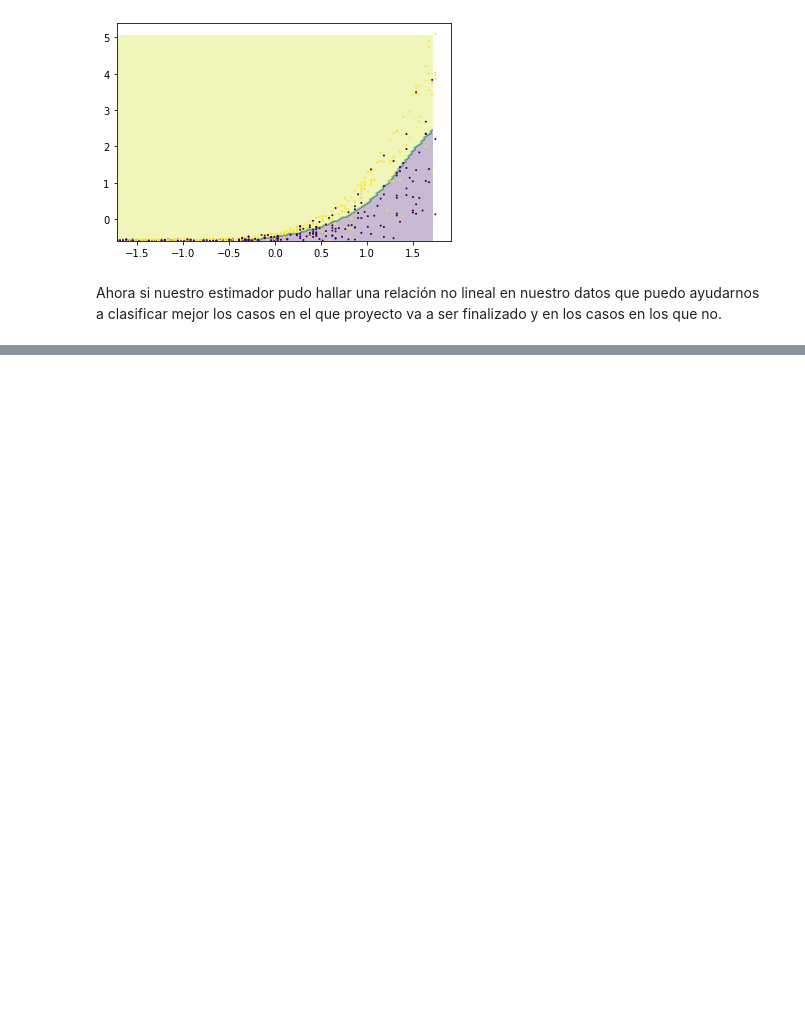
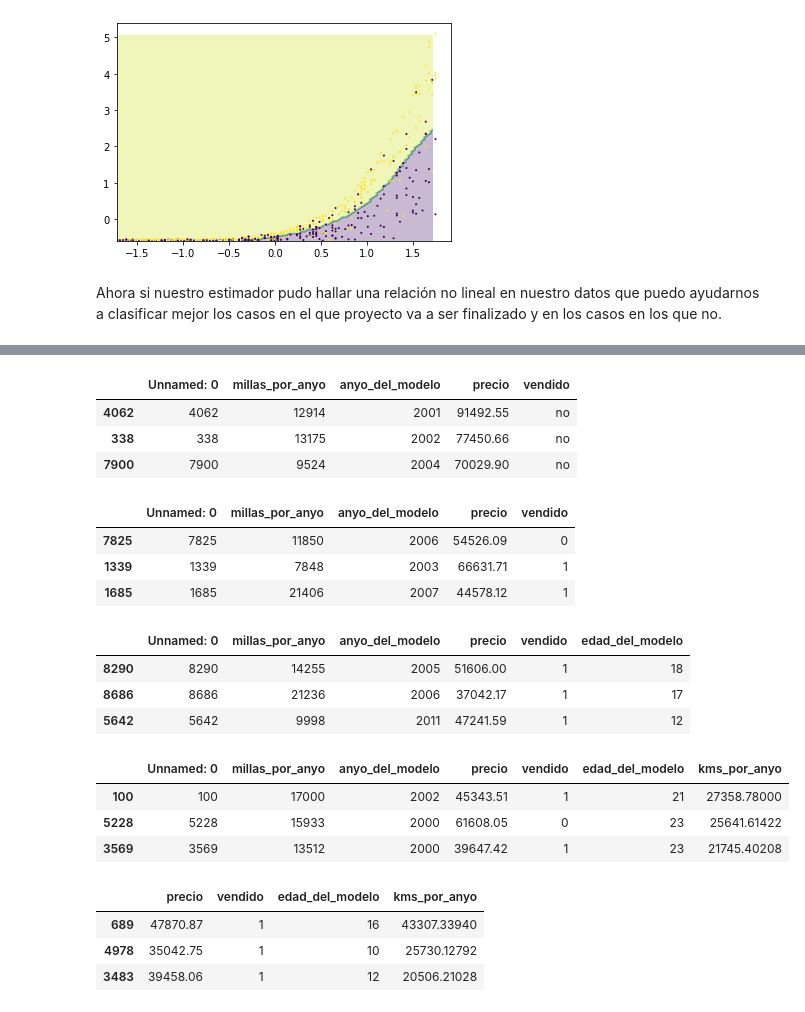
Before and after one commit to exequiel-farias/sklearn, a Jupyter notebook: ML_clasificacion_con_SKLearn.ipynb, the cells around one changed output, grey strips where cells are left out. Drawn from its saved outputs; the diff is of its cells as text; code cells hidden in the pictures; blank space fills up the shorter version.

```diff
--- a/ML_clasificacion_con_SKLearn.ipynb
+++ b/ML_clasificacion_con_SKLearn.ipynb
@@ -448,0 +463,55 @@ Ahora si nuestro estimador pudo hallar una relación no lineal en nuestro datos
+# %%
+mapa = {
+    'mileage_per_year': 'millas_por_anyo',
+    'model_year': 'anyo_del_modelo',
+    'price': 'precio',
+    'sold': 'vendido'
+}
+
+datos = datos.rename(columns = mapa)
+datos.sample(3)
+# %% [output]
+|  | Unnamed: 0 | millas_por_anyo | anyo_del_modelo | precio | vendido |
+| 4062 | 4062 | 12914 | 2001 | 91492.55 | no |
+| 338 | 338 | 13175 | 2002 | 77450.66 | no |
+| 7900 | 7900 | 9524 | 2004 | 70029.90 | no |
+# %%
+cambio = {
+    'no': 0,
+    'yes': 1
+}
+
+datos.vendido = datos.vendido.map(cambio)
+datos.sample(3)
+# %% [output]
+|  | Unnamed: 0 | millas_por_anyo | anyo_del_modelo | precio | vendido |
+| 7825 | 7825 | 11850 | 2006 | 54526.09 | 0 |
+| 1339 | 1339 | 7848 | 2003 | 66631.71 | 1 |
+| 1685 | 1685 | 21406 | 2007 | 44578.12 | 1 |
+# %%
+#Como nos interesa más la edad del auto que el año del modelo
+from datetime import datetime
+anyo_actual = datetime.today().year
+datos['edad_del_modelo'] = anyo_actual - datos.anyo_del_modelo
+datos.sample(3)
+# %% [output]
+|  | Unnamed: 0 | millas_por_anyo | anyo_del_modelo | precio | vendido | edad_del_modelo |
+| 8290 | 8290 | 14255 | 2005 | 51606.00 | 1 | 18 |
+| 8686 | 8686 | 21236 | 2006 | 37042.17 | 1 | 17 |
+| 5642 | 5642 | 9998 | 2011 | 47241.59 | 1 | 12 |
+# %%
+datos['kms_por_anyo'] = datos.millas_por_anyo * 1.60934
+datos.sample(3)
+# %% [output]
+|  | Unnamed: 0 | millas_por_anyo | anyo_del_modelo | precio | vendido | edad_del_modelo | kms_por_anyo |
+| 100 | 100 | 17000 | 2002 | 45343.51 | 1 | 21 | 27358.78000 |
+| 5228 | 5228 | 15933 | 2000 | 61608.05 | 0 | 23 | 25641.61422 |
+| 3569 | 3569 | 13512 | 2000 | 39647.42 | 1 | 23 | 21745.40208 |
+# %%
+datos = datos.drop(columns = ['Unnamed: 0', 'millas_por_anyo', 'anyo_del_modelo'], axis = 1)
+datos.sample(3)
+# %% [output]
+|  | precio | vendido | edad_del_modelo | kms_por_anyo |
+| 689 | 47870.87 | 1 | 16 | 43307.33940 |
+| 4978 | 35042.75 | 1 | 10 | 25730.12792 |
+| 3483 | 39458.06 | 1 | 12 | 20506.21028 |
```
Also changed, not shown: parts of 20 cells of this notebook.
